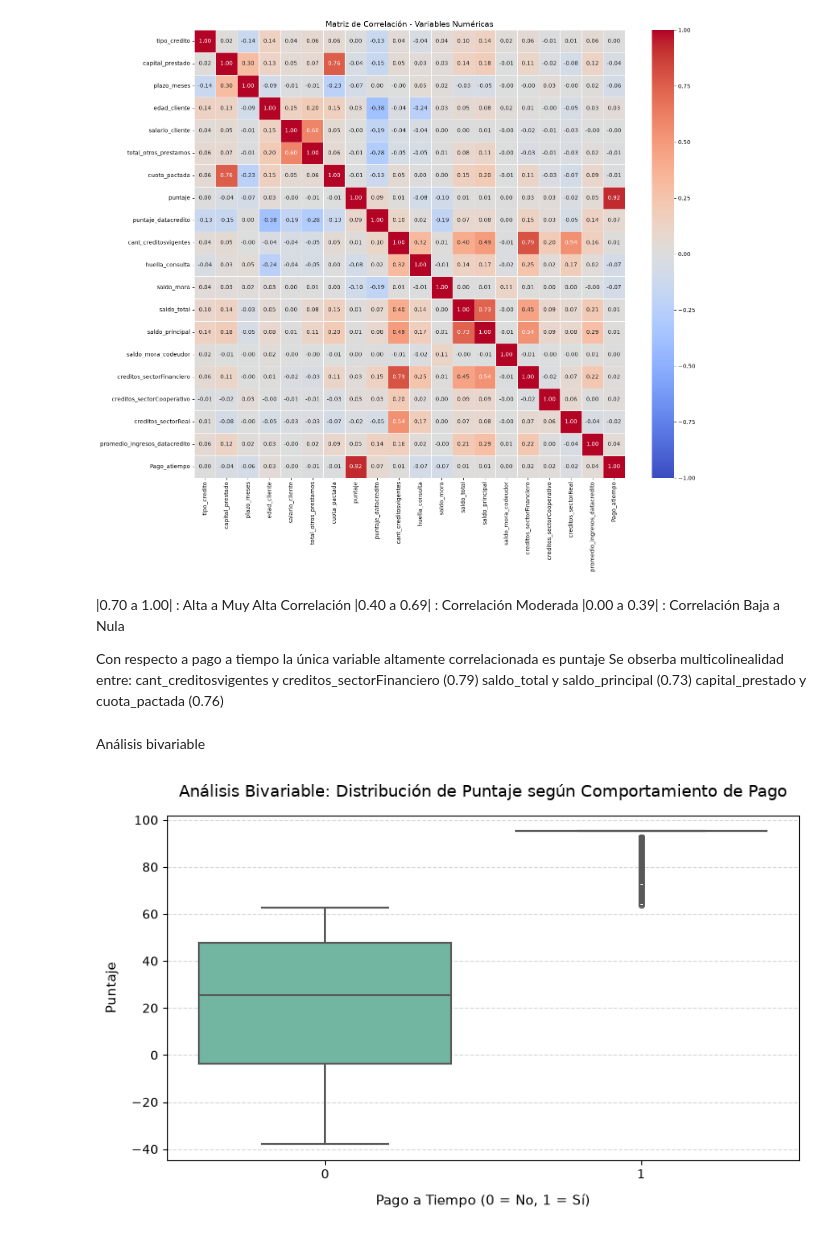
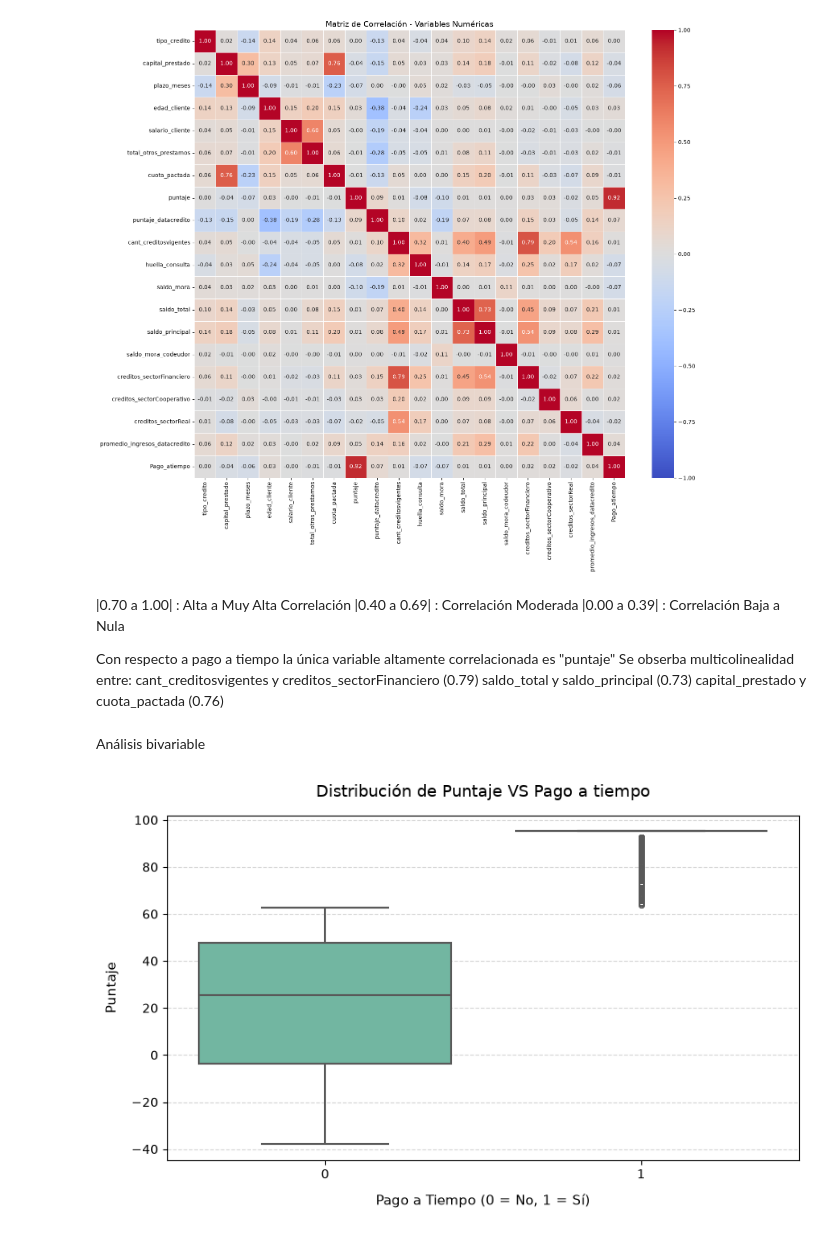
Before and after one commit to SaraHenaoB/PI_M5_, a Jupyter notebook: src/comprension_eda.ipynb, the cells around one changed output. Saved outputs shown, nothing was run; the diff lists cells and outputs as text; code cells hidden in the pictures.

```diff
--- a/src/comprension_eda.ipynb
+++ b/src/comprension_eda.ipynb
@@ -216,7 +216,7 @@ plt.show()
 |0.40 a 0.69| : Correlación Moderada
 |0.00 a 0.39| : Correlación Baja a Nula
 
-Con respecto a pago a tiempo la única variable altamente correlacionada es puntaje
+Con respecto a pago a tiempo la única variable altamente correlacionada es "puntaje"
 Se obserba multicolinealidad entre:
 cant_creditosvigentes y creditos_sectorFinanciero (0.79)
 saldo_total y saldo_principal (0.73)
@@ -226,29 +226,29 @@ Análisis bivariable
 # %%
 
 plt.figure(figsize=(8, 5))
 
 sns.boxplot(
     data=df,
     x="Pago_atiempo",
     y="puntaje",
     palette="Set2",
     linewidth=1.5,
     fliersize=4,  # Tamaño de los puntos atípicos (outliers)
 )
 
 plt.title(
-    "Análisis Bivariable: Distribución de Puntaje según Comportamiento de Pago",
+    "Distribución de Puntaje VS Pago a tiempo",
     fontsize=13,
     pad=15,
 )
 plt.xlabel("Pago a Tiempo (0 = No, 1 = Sí)", fontsize=11, labelpad=10)
 plt.ylabel("Puntaje", fontsize=11, labelpad=10)
 
 #Estética de la cuadrícula de fondo para medir mejor los cuartiles
 plt.grid(axis="y", linestyle="--", alpha=0.5)
 
 plt.tight_layout()
 plt.show()
 # %% [output]
-[figure, old version]
+[figure, new version]
 # %% [markdown]
```
Also changed, not shown: parts of 8 cells of this notebook.
